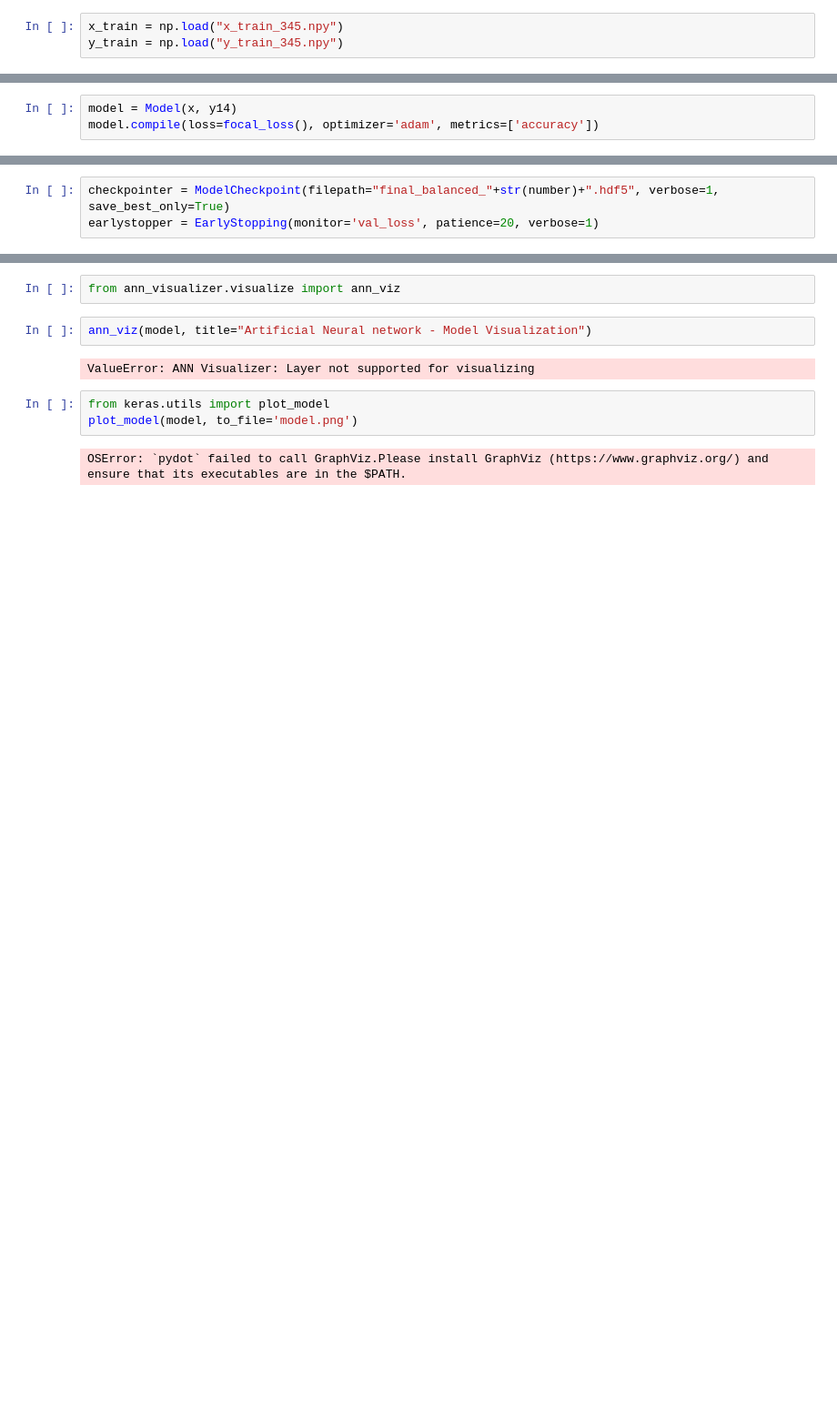
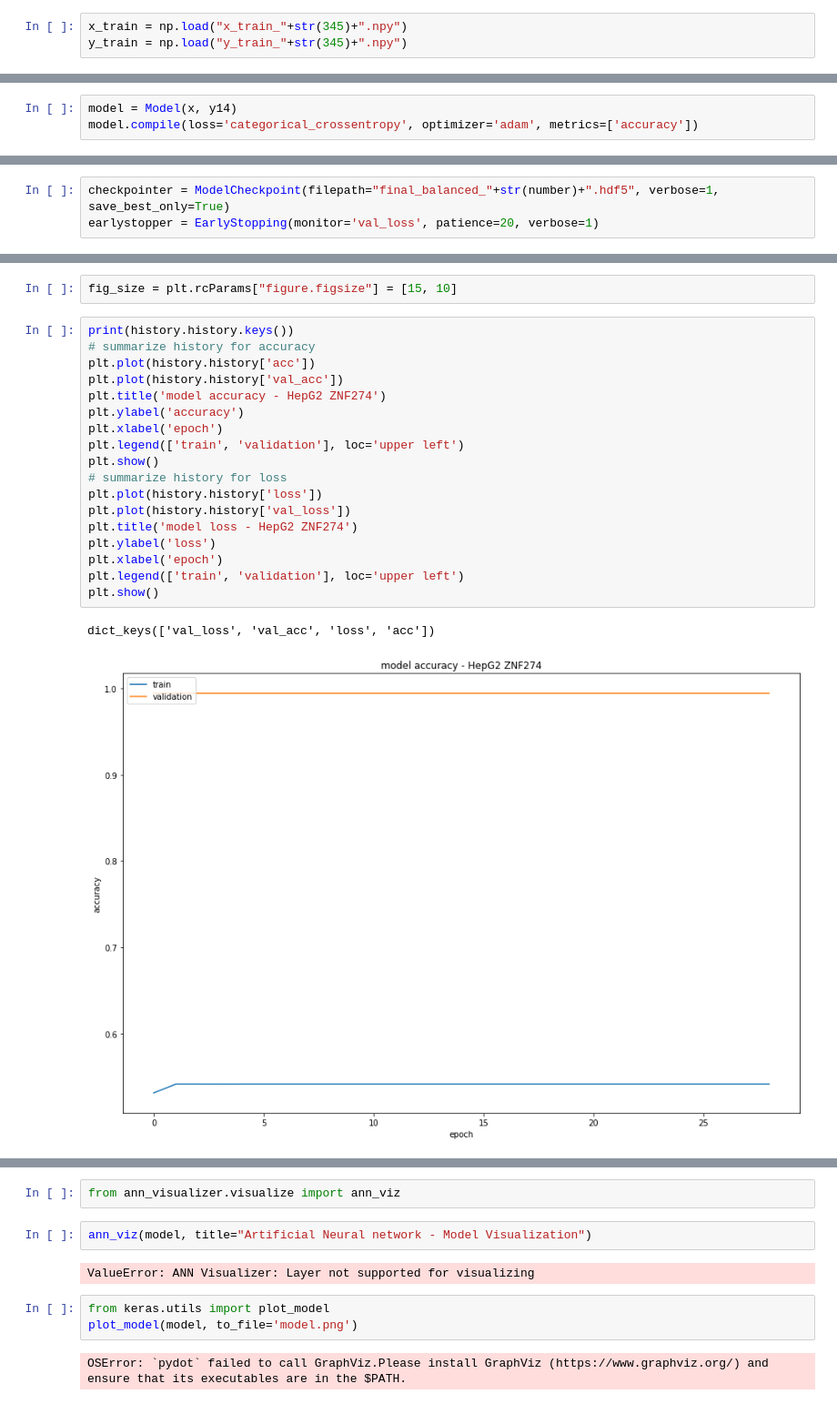
Before and after one commit to siddhantn1/comp_genomics_research, a Jupyter notebook: model.ipynb, the cells around one changed output, grey strips where cells are left out. Shown at 91% size. Drawn from its saved outputs; the diff is of its cells as text; blank space fills up the shorter version.

```diff
--- a/model.ipynb
+++ b/model.ipynb
@@ -156,7 +251,7 @@ y_train = np.concatenate([y_train_pos, y_train_neg])
 np.save("x_train_" + str(number), x_train)
 np.save("y_train_" + str(number), y_train)
 # %%
-x_train = np.load("x_train_345.npy")
-y_train = np.load("y_train_345.npy")
+x_train = np.load("x_train_"+str(345)+".npy")
+y_train = np.load("y_train_"+str(345)+".npy")
 # %%
 x = Input(shape = (200,4))
@@ -226,4 +321,4 @@ y14 = dense3(y13)
 # model.add(Activation('softmax', name = 'a4'))
 # %%
 model = Model(x, y14)
-model.compile(loss=focal_loss(), optimizer='adam', metrics=['accuracy'])
+model.compile(loss='categorical_crossentropy', optimizer='adam', metrics=['accuracy'])
@@ -277,0 +364,23 @@ Epoch 00040: val_loss did not improve from 30.15706
+# %%
+fig_size = plt.rcParams["figure.figsize"] = [15, 10]
+# %%
+print(history.history.keys())
+# summarize history for accuracy
+plt.plot(history.history['acc'])
+plt.plot(history.history['val_acc'])
+plt.title('model accuracy - HepG2 ZNF274')
+plt.ylabel('accuracy')
+plt.xlabel('epoch')
+plt.legend(['train', 'validation'], loc='upper left')
+plt.show()
+# summarize history for loss
+plt.plot(history.history['loss'])
+plt.plot(history.history['val_loss'])
+plt.title('model loss - HepG2 ZNF274')
+plt.ylabel('loss')
+plt.xlabel('epoch')
+plt.legend(['train', 'validation'], loc='upper left')
+plt.show()
+# %% [output]
+dict_keys(['val_loss', 'val_acc', 'loss', 'acc'])
+[figure, added]
```
Also changed, not shown: parts of 36 cells of this notebook.
